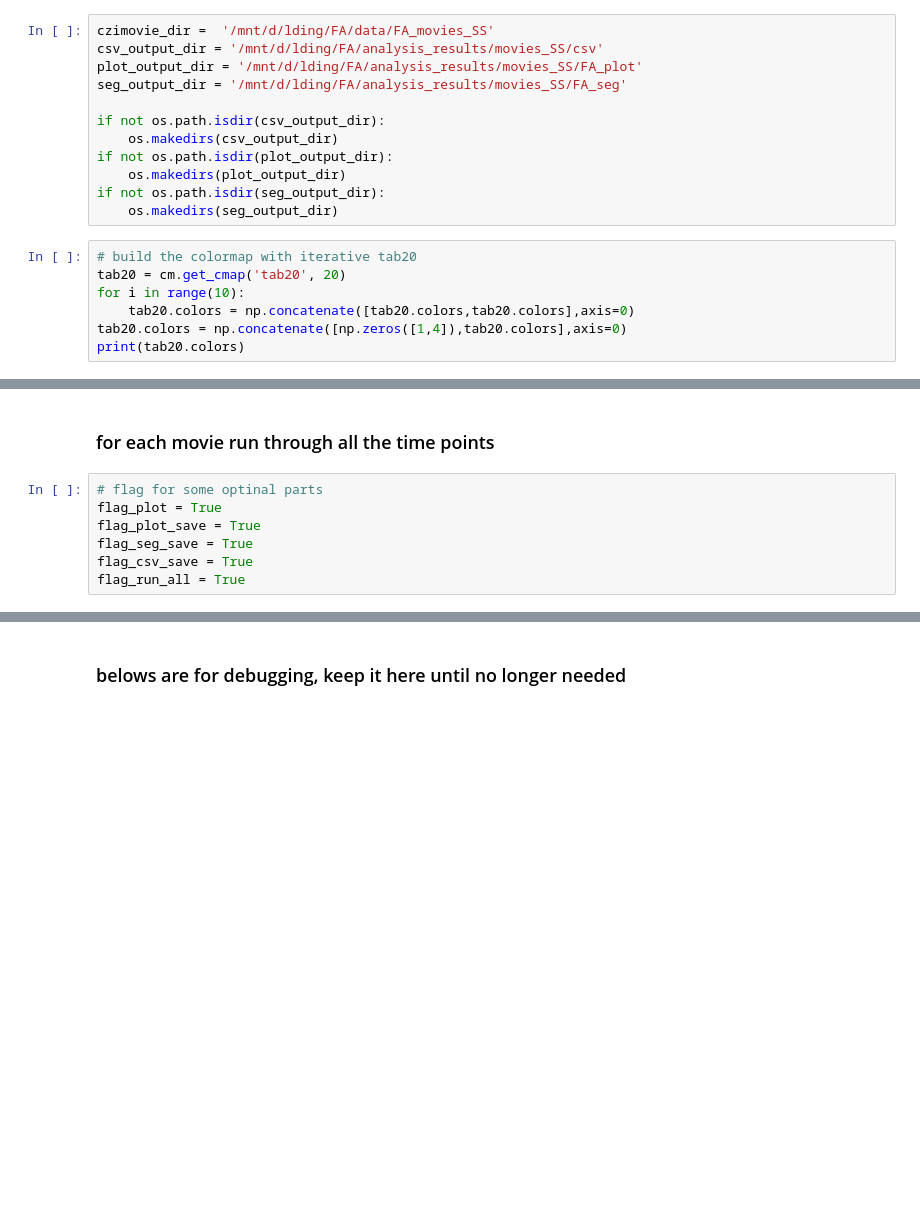
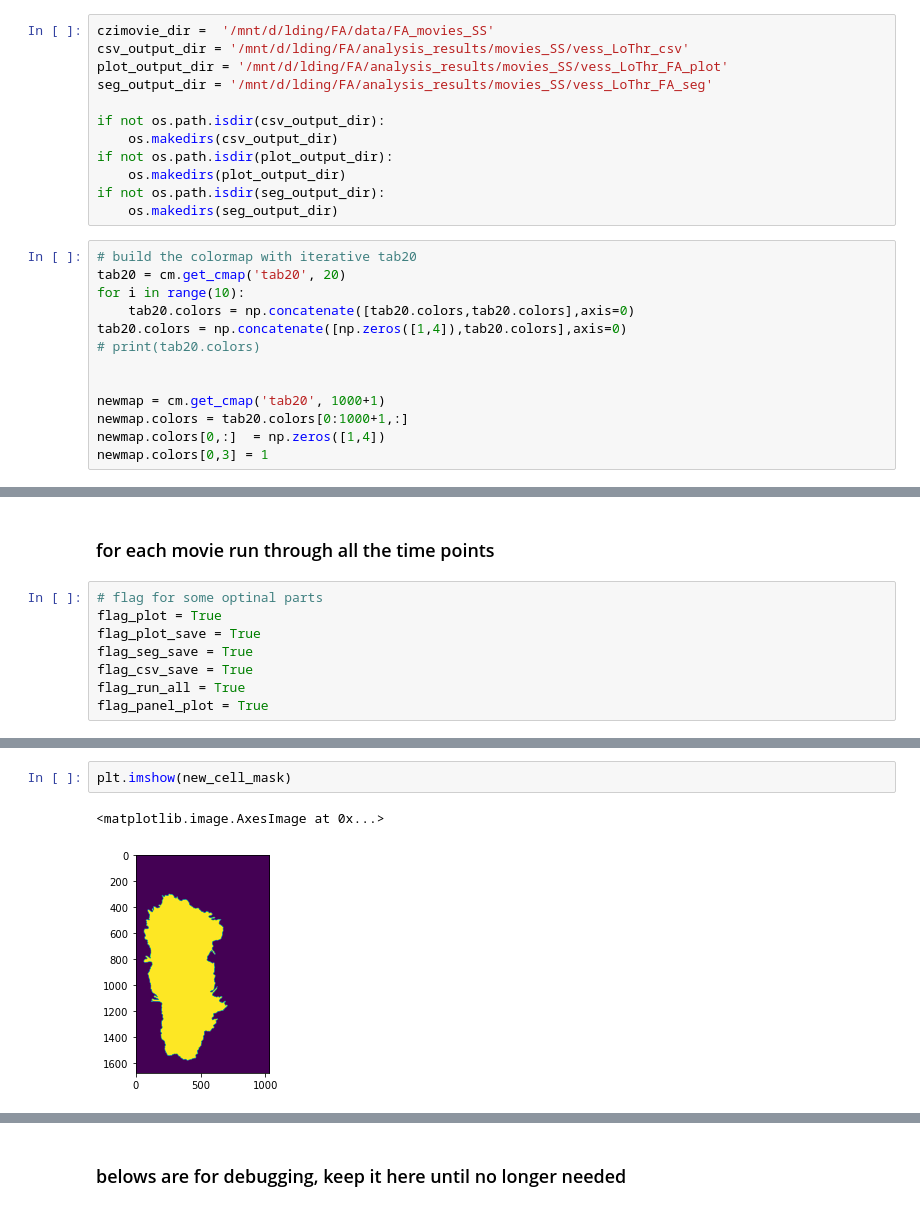
Before and after one commit to Center-for-Living-Systems/focal_adhesion_clustering, a Jupyter notebook: seg_pax_movieczi.ipynb, the cells around one changed output, grey strips where cells are left out. Saved outputs shown, nothing was run; the diff lists cells and outputs as text; blank space fills up the shorter version.

```diff
--- a/seg_pax_movieczi.ipynb
+++ b/seg_pax_movieczi.ipynb
@@ -37,9 +49,9 @@ from utils.vessel_2d import filament_2d_wrapper
 from utils.pre_processing_utils import intensity_normalization
 # %%
 czimovie_dir =  '/mnt/d/lding/FA/data/FA_movies_SS'
-csv_output_dir = '/mnt/d/lding/FA/analysis_results/movies_SS/csv'
-plot_output_dir = '/mnt/d/lding/FA/analysis_results/movies_SS/FA_plot'
-seg_output_dir = '/mnt/d/lding/FA/analysis_results/movies_SS/FA_seg'
+csv_output_dir = '/mnt/d/lding/FA/analysis_results/movies_SS/vess_LoThr_csv'
+plot_output_dir = '/mnt/d/lding/FA/analysis_results/movies_SS/vess_LoThr_FA_plot'
+seg_output_dir = '/mnt/d/lding/FA/analysis_results/movies_SS/vess_LoThr_FA_seg'
 
 if not os.path.isdir(csv_output_dir):
     os.makedirs(csv_output_dir)
@@ -53,4 +65,10 @@ tab20 = cm.get_cmap('tab20', 20)
 for i in range(10):
     tab20.colors = np.concatenate([tab20.colors,tab20.colors],axis=0)
 tab20.colors = np.concatenate([np.zeros([1,4]),tab20.colors],axis=0)
-print(tab20.colors)
+# print(tab20.colors)
+
+
+newmap = cm.get_cmap('tab20', 1000+1)
+newmap.colors = tab20.colors[0:1000+1,:]
+newmap.colors[0,:]  = np.zeros([1,4])
+newmap.colors[0,3] = 1
@@ -71,4 +85,5 @@ flag_plot_save = True
 flag_seg_save = True
 flag_csv_save = True
 flag_run_all = True
+flag_panel_plot = True
 # %%
@@ -309,0 +409,5 @@ Clipping input data to the valid range for imshow with RGB data ([0..1] for floa
+# %%
+plt.imshow(new_cell_mask)
+# %% [output]
+<matplotlib.image.AxesImage at 0x...>
+[figure, added]
```
Also changed, not shown: parts of 11 cells of this notebook, 18 other files.
